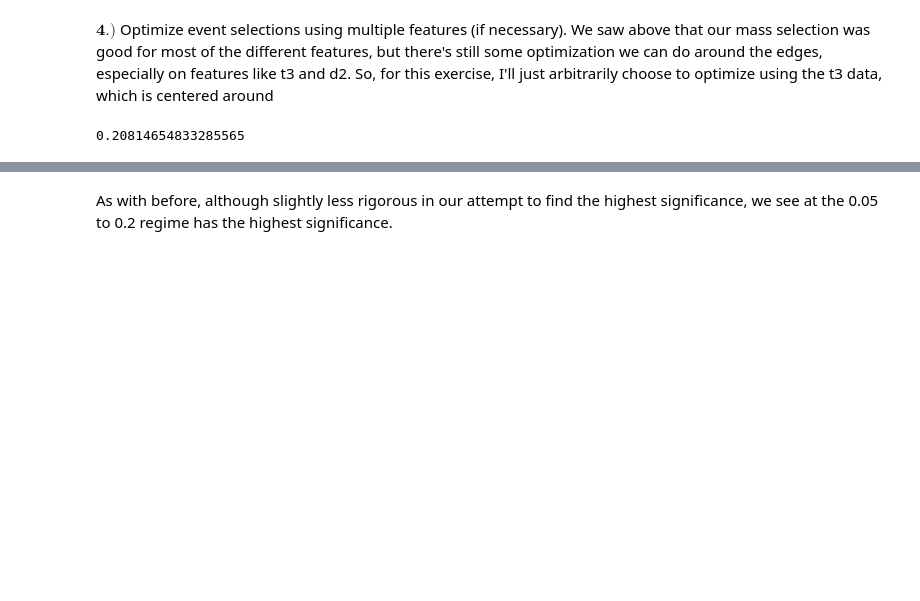
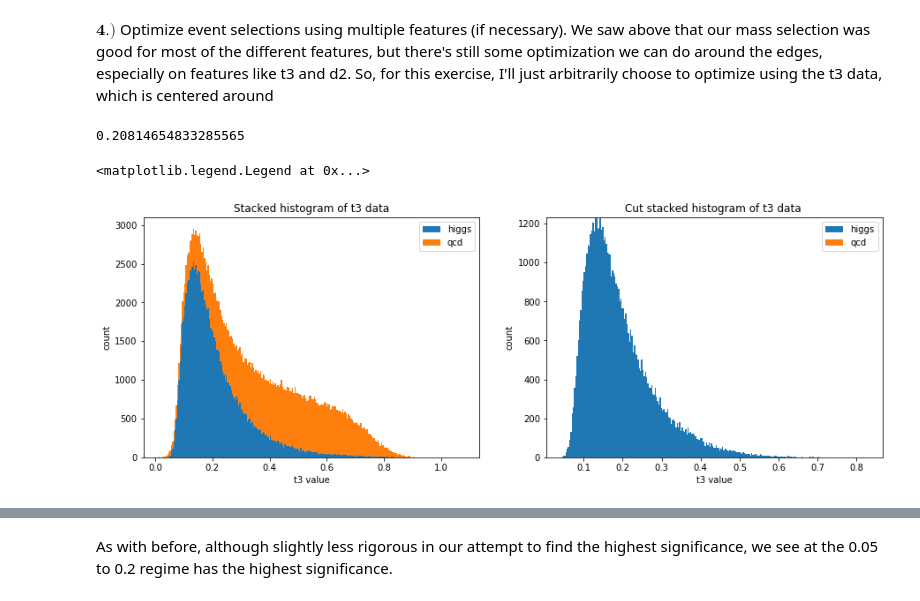
Before and after one commit to Cosack135/PHYS-434, a Jupyter notebook: Lab7.ipynb, the cells around one changed output, grey strips where cells are left out. Cells and saved outputs as stored; diff of their text form; code cells hidden in the pictures; blank space fills up the shorter version.

```diff
--- a/Lab7.ipynb
+++ b/Lab7.ipynb
@@ -230,6 +231,25 @@ $\textbf{4.)}$ Optimize event selections using multiple features (if necessary).
 print(np.mean(higgs_file['t3']))
 # %% [output]
 0.20814654833285565
+# %%
+fig, ax = plt.subplots(1, 2, figsize=(15, 5))
+ax[0].hist([higgs_file['t3'],qcd_file['t3']], stacked=True, bins = 250, label=["higgs", "qcd"])
+ax[0].set_title("Stacked histogram of t3 data")
+ax[0].set_xlabel("t3 value")
+ax[0].set_ylabel("count")
+ax[0].legend()
+
+t3_h_mask = (higgs_file['t3'][higgs_mask] > 0) & (higgs_file['t3'][higgs_mask] < 1.0)
+t3_q_mask = (qcd_file['t3'][qcd_mask] > 0) & (qcd_file['t3'][qcd_mask] < 1.0)
+
+ax[1].hist([higgs_file['t3'][higgs_mask][t3_h_mask], qcd_file['t3'][qcd][t3_q_mask]], bins = 250, stacked=True, label=['higgs', 'qcd'])
+ax[1].set_title("Cut stacked histogram of t3 data ")
+ax[1].set_xlabel("t3 value")
+ax[1].set_ylabel("count")
+ax[1].legend()
+# %% [output]
+<matplotlib.legend.Legend at 0x...>
+[figure, added]
 # %%
 def t3_sig_calc(min, max):
     qcd_temp = np.array(qcd_file["t3"])
```
Also changed, not shown: parts of 25 cells of this notebook, 1 other file.
